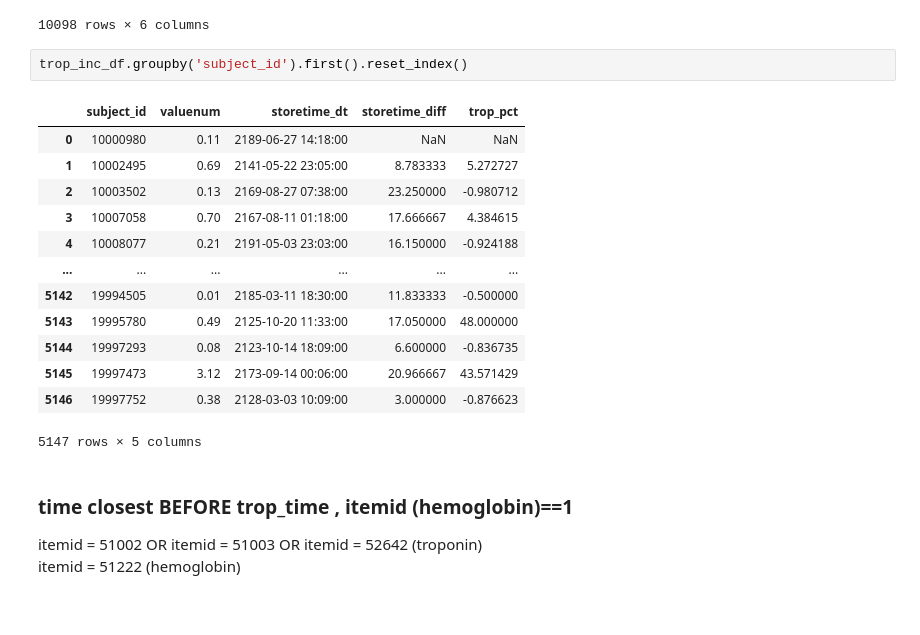
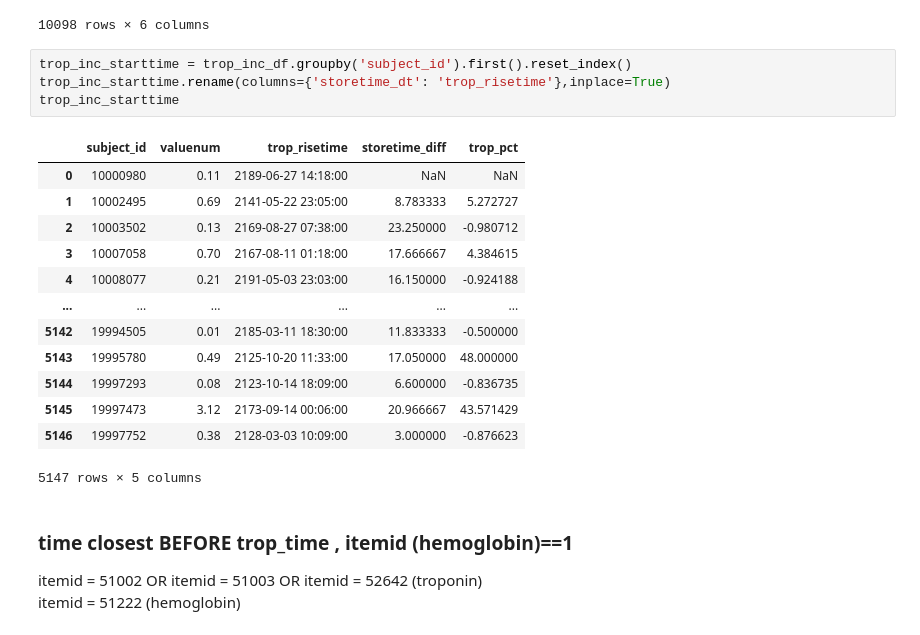
Before and after one commit to doscsy12/shade_22, a Jupyter notebook: datathon22_EDA_sy.ipynb, the cells around one changed output. Cells and saved outputs as stored; diff of their text form.

```diff
--- a/datathon22_EDA_sy.ipynb
+++ b/datathon22_EDA_sy.ipynb
@@ -668,22 +668,24 @@ trop_inc_df.groupby('subject_id').apply(lambda group: group.iloc[1:, 1:]).reset_
 | 10096 | 19997752 | 245320 | 0.28 | 2128-04-03 14:03:00 | 3.900000 | -0.263158 |
 | 10097 | 19997752 | 245318 | 0.50 | 2128-05-03 11:28:00 | 21.416667 | 0.785714 |
 10098 rows × 6 columns
-# %%
-trop_inc_df.groupby('subject_id').first().reset_index()
-# %% [output]
-|  | subject_id | valuenum | storetime_dt | storetime_diff | trop_pct |
-| 0 | 10000980 | 0.11 | 2189-06-27 14:18:00 | NaN | NaN |
-| 1 | 10002495 | 0.69 | 2141-05-22 23:05:00 | 8.783333 | 5.272727 |
-| 2 | 10003502 | 0.13 | 2169-08-27 07:38:00 | 23.250000 | -0.980712 |
-| 3 | 10007058 | 0.70 | 2167-08-11 01:18:00 | 17.666667 | 4.384615 |
-| 4 | 10008077 | 0.21 | 2191-05-03 23:03:00 | 16.150000 | -0.924188 |
-| ... | ... | ... | ... | ... | ... |
-| 5142 | 19994505 | 0.01 | 2185-03-11 18:30:00 | 11.833333 | -0.500000 |
-| 5143 | 19995780 | 0.49 | 2125-10-20 11:33:00 | 17.050000 | 48.000000 |
-| 5144 | 19997293 | 0.08 | 2123-10-14 18:09:00 | 6.600000 | -0.836735 |
-| 5145 | 19997473 | 3.12 | 2173-09-14 00:06:00 | 20.966667 | 43.571429 |
-| 5146 | 19997752 | 0.38 | 2128-03-03 10:09:00 | 3.000000 | -0.876623 |
-5147 rows × 5 columns
+# %%
+trop_inc_starttime = trop_inc_df.groupby('subject_id').first().reset_index()
+trop_inc_starttime.rename(columns={'storetime_dt': 'trop_risetime'},inplace=True)
+trop_inc_starttime
+# %% [output]
+|  | subject_id | valuenum | trop_risetime | storetime_diff | trop_pct |
+| 0 | 10000980 | 0.11 | 2189-06-27 14:18:00 | NaN | NaN |
+| 1 | 10002495 | 0.69 | 2141-05-22 23:05:00 | 8.783333 | 5.272727 |
+| 2 | 10003502 | 0.13 | 2169-08-27 07:38:00 | 23.250000 | -0.980712 |
+| 3 | 10007058 | 0.70 | 2167-08-11 01:18:00 | 17.666667 | 4.384615 |
+| 4 | 10008077 | 0.21 | 2191-05-03 23:03:00 | 16.150000 | -0.924188 |
+| ... | ... | ... | ... | ... | ... |
+| 5142 | 19994505 | 0.01 | 2185-03-11 18:30:00 | 11.833333 | -0.500000 |
+| 5143 | 19995780 | 0.49 | 2125-10-20 11:33:00 | 17.050000 | 48.000000 |
+| 5144 | 19997293 | 0.08 | 2123-10-14 18:09:00 | 6.600000 | -0.836735 |
+| 5145 | 19997473 | 3.12 | 2173-09-14 00:06:00 | 20.966667 | 43.571429 |
+| 5146 | 19997752 | 0.38 | 2128-03-03 10:09:00 | 3.000000 | -0.876623 |
+5147 rows × 5 columns
 # %% [markdown]
 ### time closest BEFORE trop_time , itemid (hemoglobin)==1
 itemid = 51002 OR itemid = 51003 OR itemid = 52642 (troponin)
```
Also changed, not shown: parts of 12 cells of this notebook.
